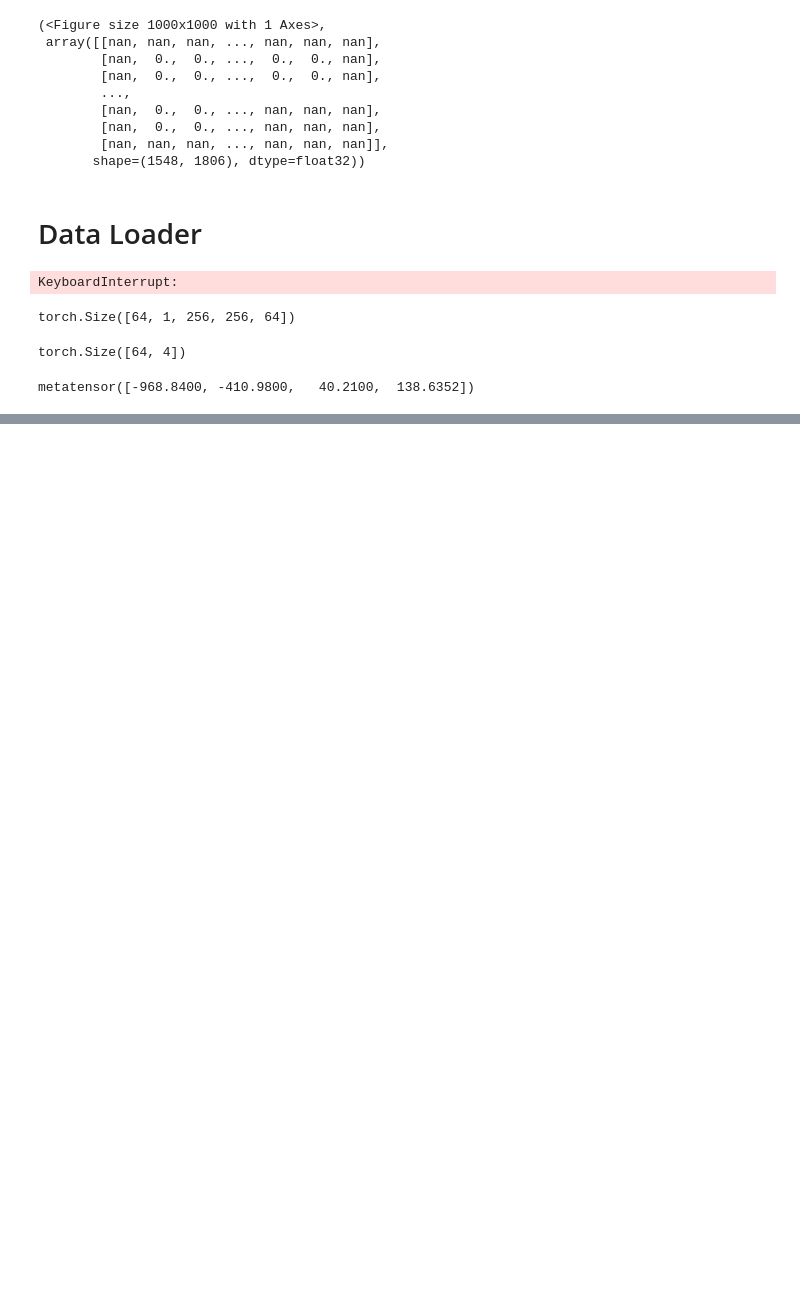
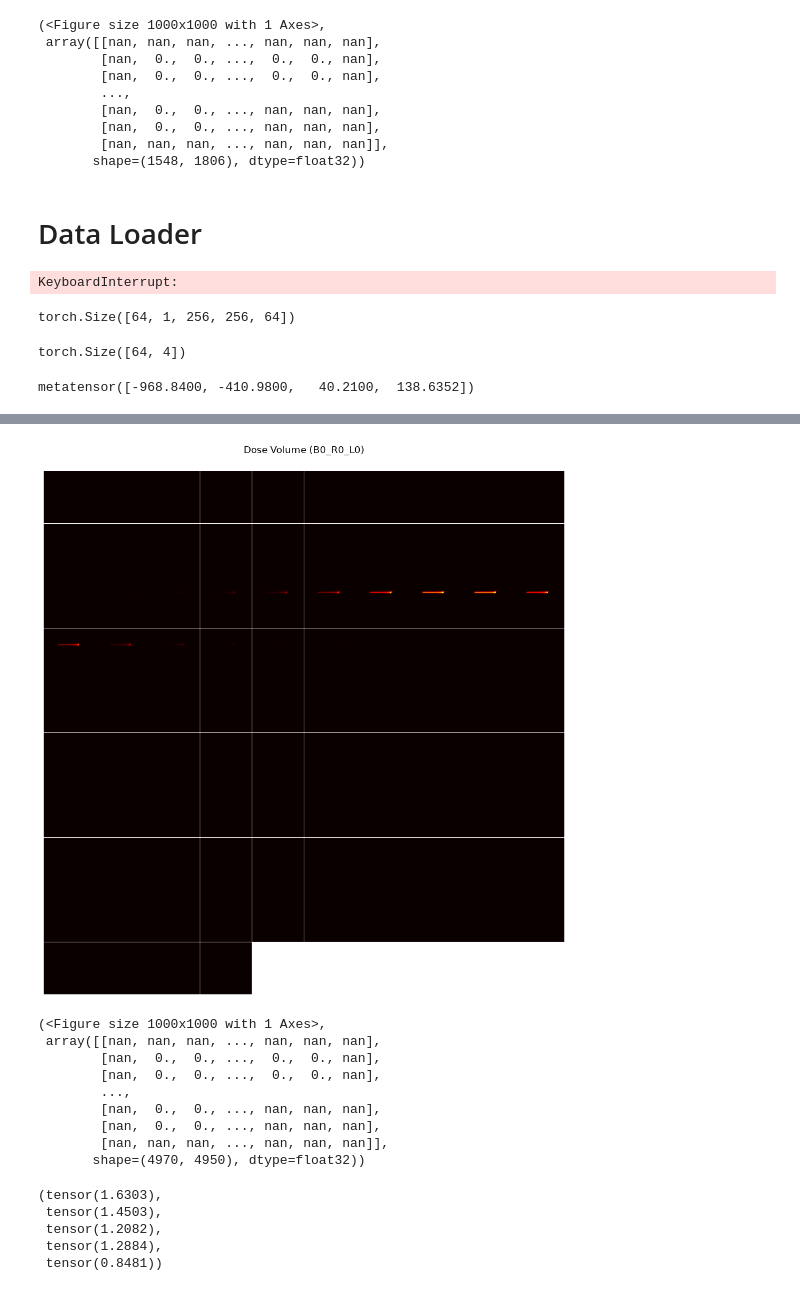
Before and after one commit to Dudgit/nr_dose, a Jupyter notebook: notebooks/atlas.ipynb, the cells around one changed output, grey strips where cells are left out. Saved outputs shown, nothing was run; the diff lists cells and outputs as text; code cells hidden in the pictures; blank space fills up the shorter version.

```diff
--- a/notebooks/atlas.ipynb
+++ b/notebooks/atlas.ipynb
@@ -510,0 +593,13 @@ metatensor([-968.8400, -410.9800,   40.2100,  138.6352])
+# %%
+matshow3d(img, title=f"Dose Volume (B{B}_R{R}_L{L})", frame_dim=2, show=True, cmap='hot')
+# %% [output]
+[figure, added]
+(<Figure size 1000x1000 with 1 Axes>,
+ array([[nan, nan, nan, ..., nan, nan, nan],
+        [nan,  0.,  0., ...,  0.,  0., nan],
+        [nan,  0.,  0., ...,  0.,  0., nan],
+        ...,
+        [nan,  0.,  0., ..., nan, nan, nan],
+        [nan,  0.,  0., ..., nan, nan, nan],
+        [nan, nan, nan, ..., nan, nan, nan]],
+       shape=(4970, 4950), dtype=float32))
@@ -510,0 +700,8 @@ metatensor([-968.8400, -410.9800,   40.2100,  138.6352])
+# %%
+torch.max(data['gt_dose'][:,:,:,15]), torch.max(data['gt_dose'][:,:,:,16]), torch.max(data['gt_dose'][:,:,:,17]), torch.max(data['gt_dose'][:,:,:,14]), torch.max(data['gt_dose'][:,:,:,13]),
+# %% [output]
+(tensor(1.6303),
+ tensor(1.4503),
+ tensor(1.2082),
+ tensor(1.2884),
+ tensor(0.8481))
```
Also changed, not shown: parts of 22 cells of this notebook, 9 other files.
